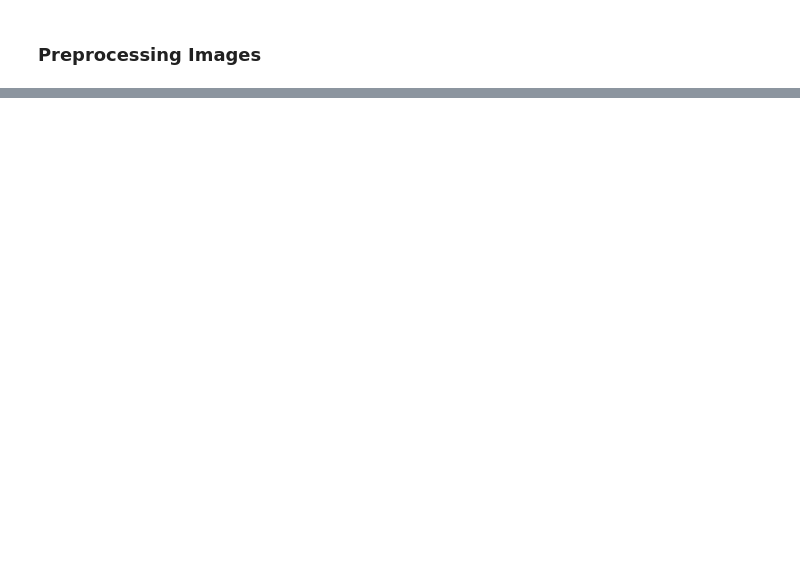
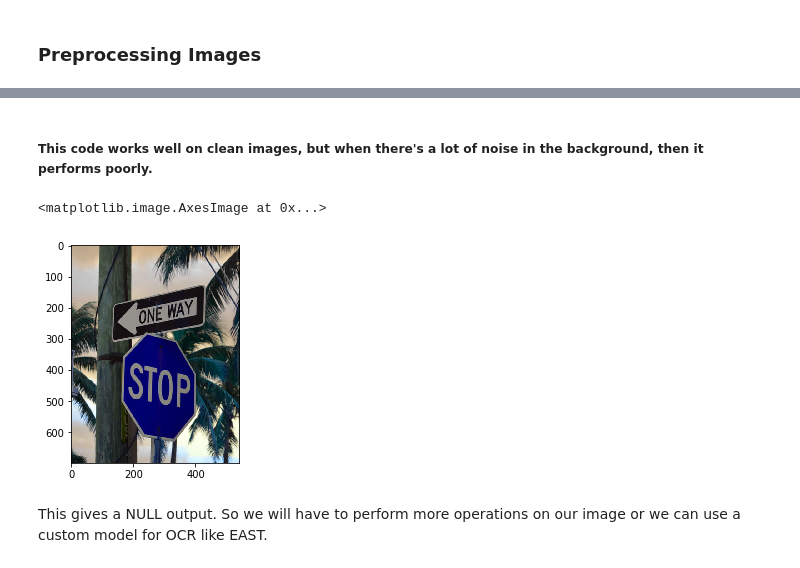
Before and after one commit to Achleshwar/OpticalCharacterRecognition, a Jupyter notebook: Text Detection with OpenCV.ipynb, the cells around one changed output, grey strips where cells are left out. Cells and saved outputs as stored; diff of their text form; code cells hidden in the pictures; blank space fills up the shorter version.

```diff
--- a/Text Detection with OpenCV.ipynb
+++ b/Text Detection with OpenCV.ipynb
@@ -53,0 +92,11 @@ cv2.waitKey(0);
+# %% [markdown]
+##### This code works well on clean images, but when there's a lot of noise in the background, then it performs poorly.
+# %%
+fail_img = cv2.imread('./images/stop-sign.jpg')
+cv2.imshow("Fail",fail_img)
+cv2.waitKey(0);
+# %%
+plt.imshow(fail_img)
+# %% [output]
+<matplotlib.image.AxesImage at 0x...>
+[figure, added]
@@ -53,0 +108,2 @@ cv2.waitKey(0);
+# %% [markdown]
+This gives a NULL output. So we will have to perform more operations on our image or we can use a custom model for OCR like EAST.
```
Also changed, not shown: parts of 13 cells of this notebook.
